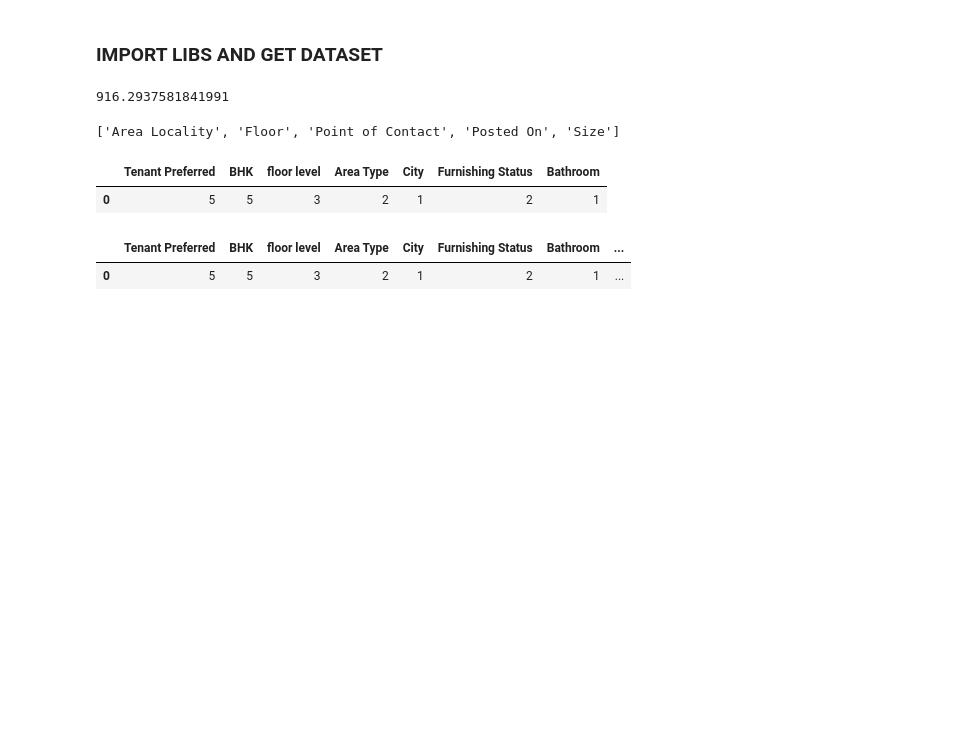
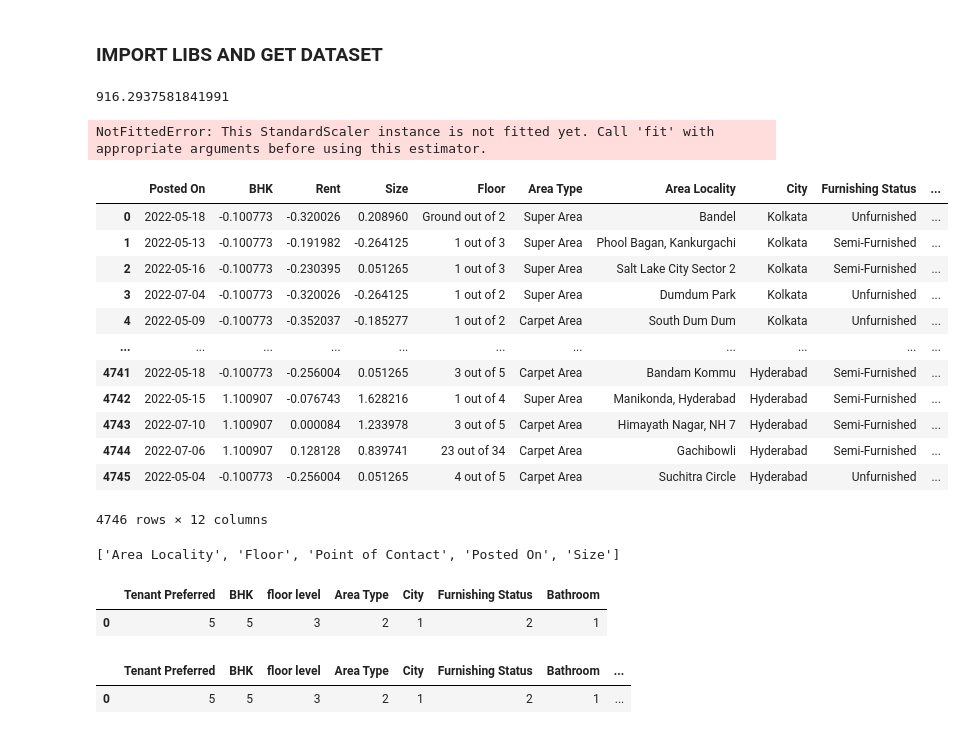
Before and after one commit to remre/housepricer, a Jupyter notebook: workenvfirst.ipynb, the cells around one changed output. Saved outputs shown, nothing was run; the diff lists cells and outputs as text; code cells hidden in the pictures; blank space fills up the shorter version.

Commit message:
scale need to be tuned in again

```diff
--- a/workenvfirst.ipynb
+++ b/workenvfirst.ipynb
@@ -31,0 +49,3 @@ df.loc[df['Bathroom']==2]['Size'].mean()
+# %%
+numerical_features = df.dtypes[df.dtypes != "object"].index
+df[numerical_features] = scaler.fit_transform(df[numerical_features])
@@ -32,3 +54,23 @@ df.loc[df['Bathroom']==2]['Size'].mean()
+# %%
+ScaleunScale(df).Unscaler()
+# %% [output]
+NotFittedError: This StandardScaler instance is not fitted yet. Call 'fit' with appropriate arguments before using this estimator.
+# %%
+df
+# %% [output]
+|  | Posted On | BHK | Rent | Size | Floor | Area Type | Area Locality | City | Furnishing Status | ... |
+| 0 | 2022-05-18 | -0.100773 | -0.320026 | 0.208960 | Ground out of 2 | Super Area | Bandel | Kolkata | Unfurnished | ... |
+| 1 | 2022-05-13 | -0.100773 | -0.191982 | -0.264125 | 1 out of 3 | Super Area | Phool Bagan, Kankurgachi | Kolkata | Semi-Furnished | ... |
+| 2 | 2022-05-16 | -0.100773 | -0.230395 | 0.051265 | 1 out of 3 | Super Area | Salt Lake City Sector 2 | Kolkata | Semi-Furnished | ... |
+| 3 | 2022-07-04 | -0.100773 | -0.320026 | -0.264125 | 1 out of 2 | Super Area | Dumdum Park | Kolkata | Unfurnished | ... |
+| 4 | 2022-05-09 | -0.100773 | -0.352037 | -0.185277 | 1 out of 2 | Carpet Area | South Dum Dum | Kolkata | Unfurnished | ... |
+| ... | ... | ... | ... | ... | ... | ... | ... | ... | ... | ... |
+| 4741 | 2022-05-18 | -0.100773 | -0.256004 | 0.051265 | 3 out of 5 | Carpet Area | Bandam Kommu | Hyderabad | Semi-Furnished | ... |
+| 4742 | 2022-05-15 | 1.100907 | -0.076743 | 1.628216 | 1 out of 4 | Super Area | Manikonda, Hyderabad | Hyderabad | Semi-Furnished | ... |
+| 4743 | 2022-07-10 | 1.100907 | 0.000084 | 1.233978 | 3 out of 5 | Carpet Area | Himayath Nagar, NH 7 | Hyderabad | Semi-Furnished | ... |
+| 4744 | 2022-07-06 | 1.100907 | 0.128128 | 0.839741 | 23 out of 34 | Carpet Area | Gachibowli | Hyderabad | Semi-Furnished | ... |
+| 4745 | 2022-05-04 | -0.100773 | -0.256004 | 0.051265 | 4 out of 5 | Carpet Area | Suchitra Circle | Hyderabad | Unfurnished | ... |
+4746 rows × 12 columns
 # %%
 answer_set = {
                         'Tenant Preferred': [5],
```
Also changed, not shown: parts of 3 cells of this notebook, 2 other files.
